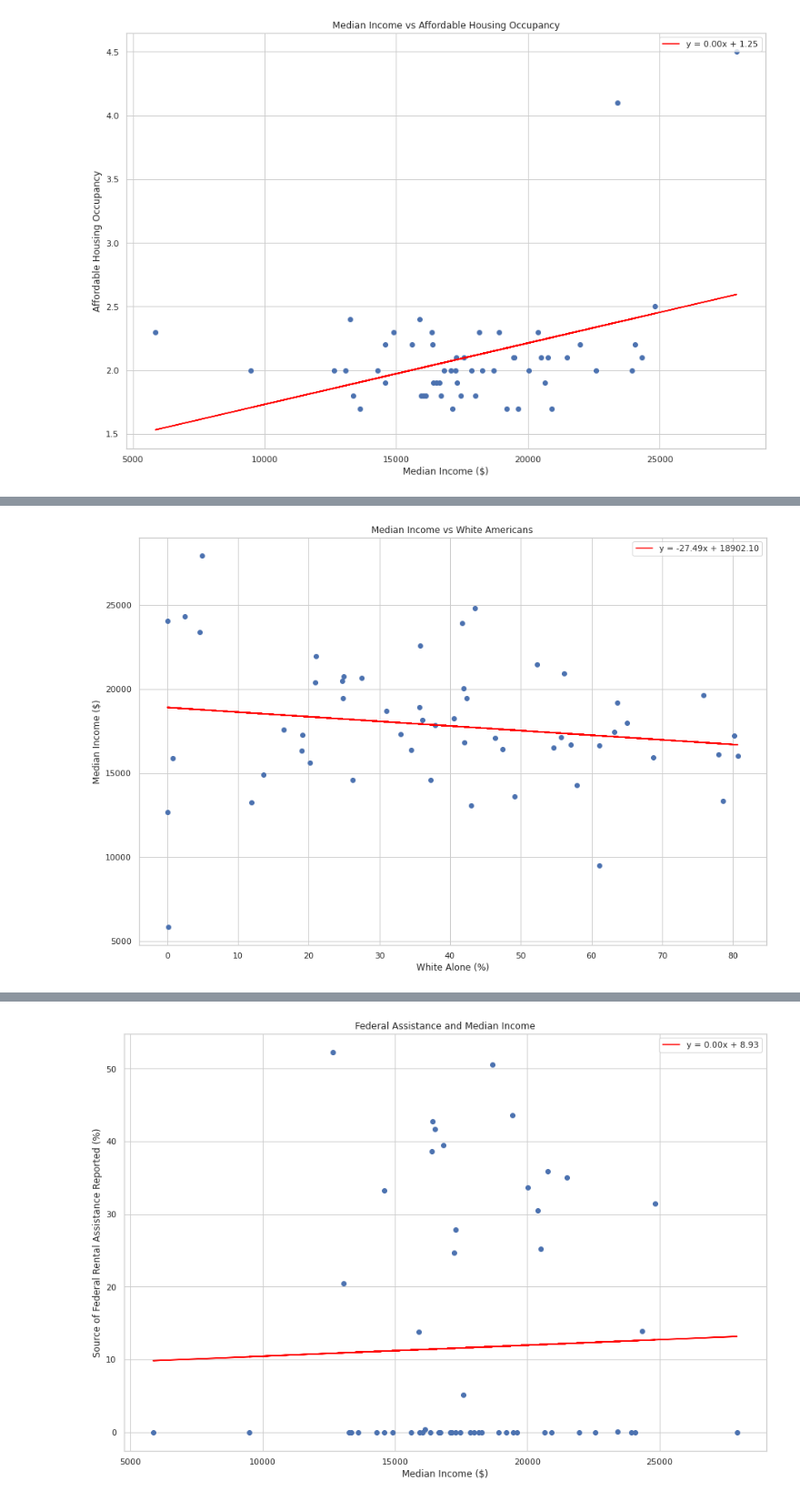
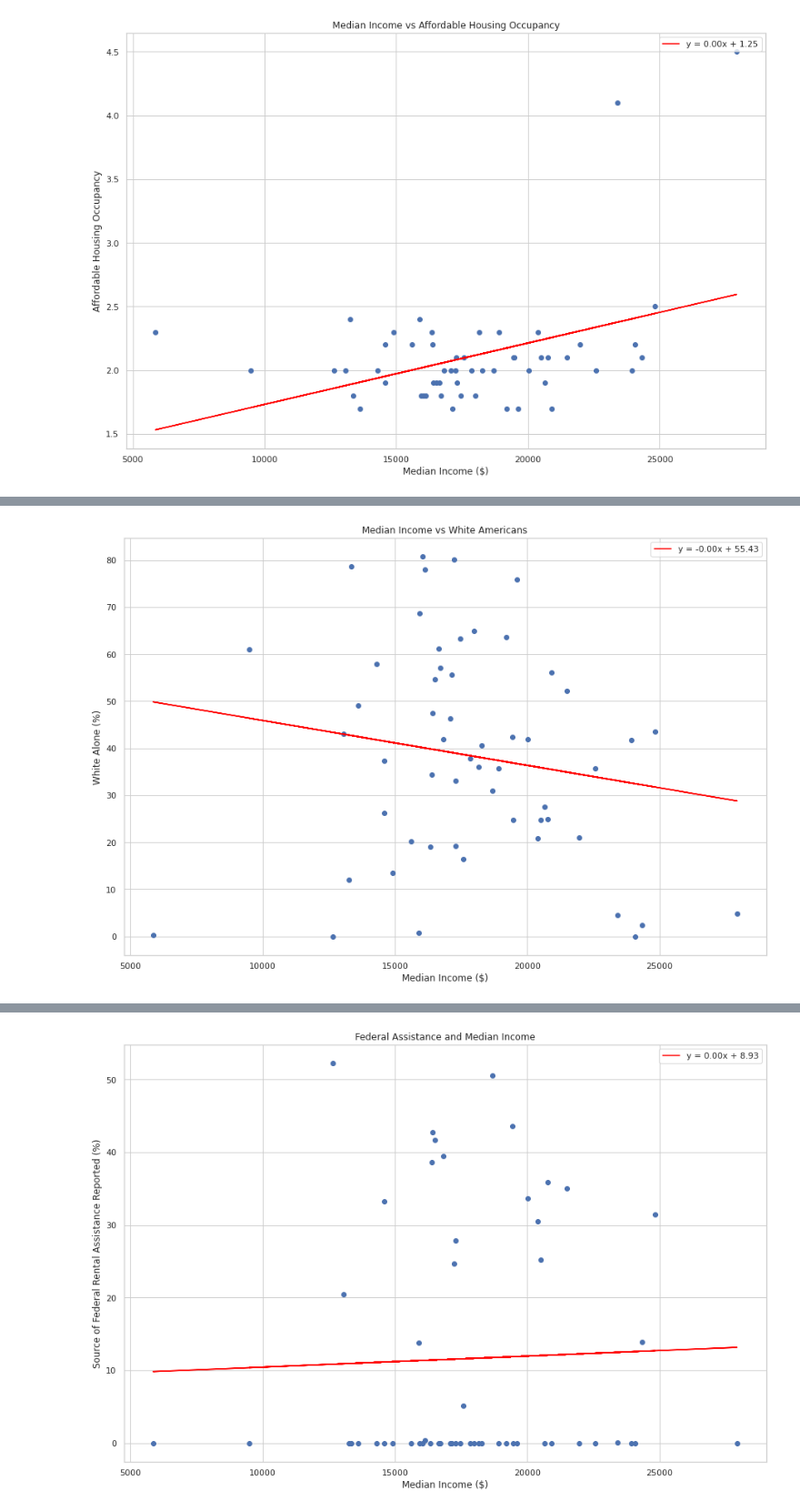
Before and after one commit to samuelscheffler/Housing-Data-Analysis, a Jupyter notebook: final-tutorial.ipynb, the cells around one changed output, grey strips where cells are left out. Shown at 91% size. Saved outputs shown, nothing was run; the diff lists cells and outputs as text; code cells hidden in the pictures.

```diff
--- a/final-tutorial.ipynb
+++ b/final-tutorial.ipynb
@@ -538,33 +538,33 @@ Notes:
 [1] Standard Errors assume that the covariance matrix of the errors is correctly specified.
 # %%
 ## Median Income vs White People
-X = head_of_house_df["White Alone (%)"].values.reshape(-1,1)
-Y = household_income_df_mod["Median Income ($)"].values.reshape(-1,1)
+X = household_income_df_mod["Median Income ($)"].values.reshape(-1,1)
+Y = head_of_house_df["White Alone (%)"].values.reshape(-1,1)
 
 ##Creating linear regression
 lin_regr = LinearRegression()
 reg = lin_regr.fit(X, Y)
 
 ##Predictions
 Y_pred = lin_regr.predict(X)
 
 m = reg.coef_[0][0]
 b = reg.intercept_[0]
 
 line_label = "y = {:.2f}x + {:.2f}".format(m, b)
 
 ##Plotting
 plt.figure(figsize=(15,10))
 plt.scatter(X,Y)
 plt.plot(X,Y_pred, color='red', label=line_label)
-plt.ylabel("Median Income ($)")
-plt.xlabel("White Alone (%)")
+plt.xlabel("Median Income ($)")
+plt.ylabel("White Alone (%)")
 plt.title("Median Income vs White Americans")
 plt.legend(loc='upper right')
 
 plt.show()
 # %% [output]
-[figure, old version]
+[figure, new version]
 # %%
 X2 = sm.add_constant(X)
 model = sm.OLS(Y, X2)
```
Also changed, not shown: parts of 11 cells of this notebook.
